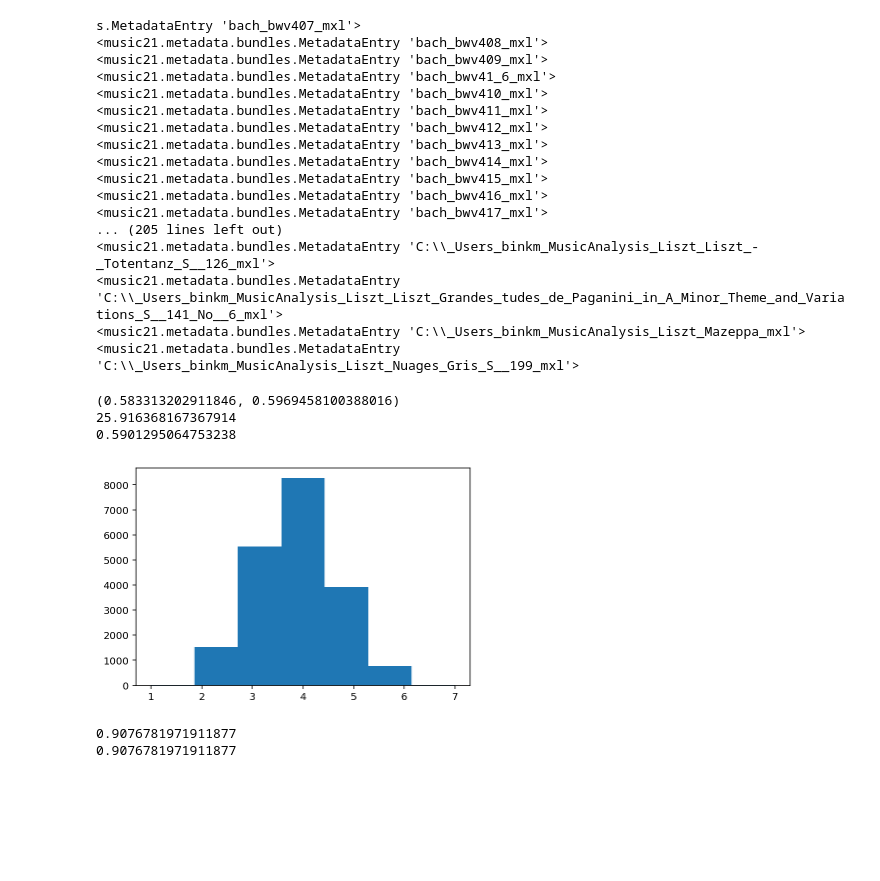
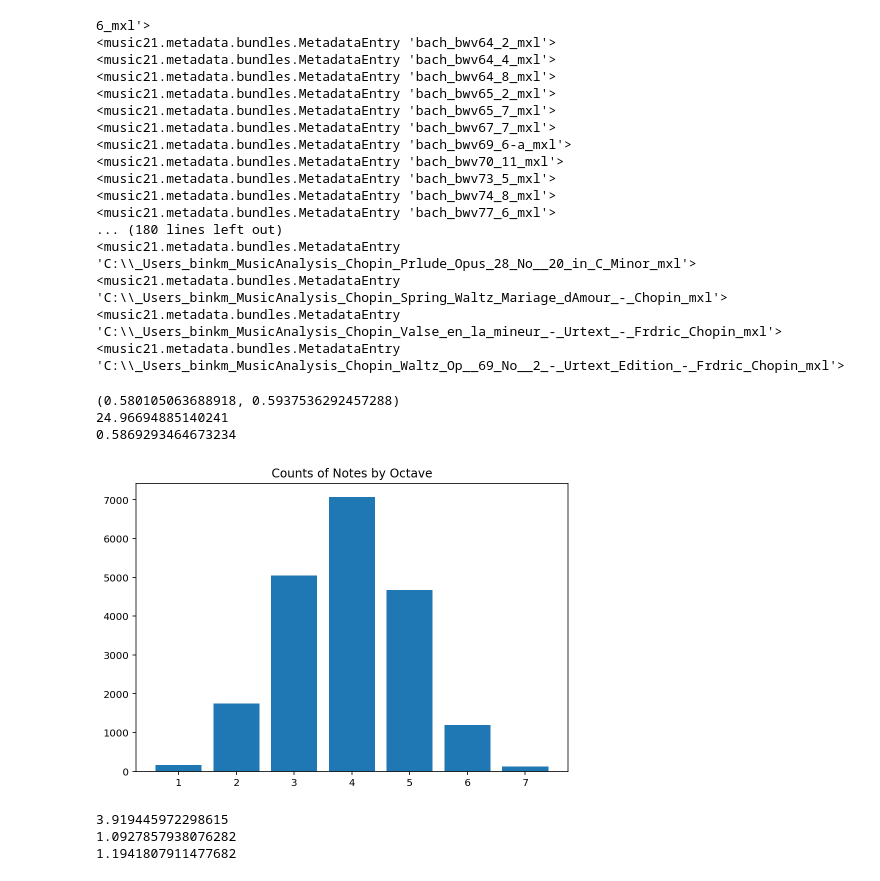
Before and after one commit to MarshallVielmetti/MusicAnalysis, a Jupyter notebook: AnalysisNotebook.ipynb, the cells around one changed output. Cells and saved outputs as stored; diff of their text form; code cells hidden in the pictures; blank space fills up the shorter version.

```diff
--- a/AnalysisNotebook.ipynb
+++ b/AnalysisNotebook.ipynb
@@ -7,7 +7,7 @@ import random
 import statistics as stats
 # %%
 #Randomly generate list of 100 songs
-COMPOSERS_LIST = ["bach", "mozart", "beethoven", "haydn", "schubert", "handel", "Liszt"]
+COMPOSERS_LIST = ["Bach", "Mozart", "Beethoven", "Haydn", "Schubert", "Liszt", "Chopin"]
 # %%
 localCorpus = corpus.corpora.LocalCorpus()
 localCorpus.addPath('~/MusicAnalysis/Chopin')
@@ -57,23 +48,23 @@ for song in songList:
     for singleNote in songNotes:
         noteList.append(singleNote)
 # %% [output]
-s.MetadataEntry 'bach_bwv407_mxl'>
-<music21.metadata.bundles.MetadataEntry 'bach_bwv408_mxl'>
-<music21.metadata.bundles.MetadataEntry 'bach_bwv409_mxl'>
-<music21.metadata.bundles.MetadataEntry 'bach_bwv41_6_mxl'>
-<music21.metadata.bundles.MetadataEntry 'bach_bwv410_mxl'>
-<music21.metadata.bundles.MetadataEntry 'bach_bwv411_mxl'>
-<music21.metadata.bundles.MetadataEntry 'bach_bwv412_mxl'>
-<music21.metadata.bundles.MetadataEntry 'bach_bwv413_mxl'>
-<music21.metadata.bundles.MetadataEntry 'bach_bwv414_mxl'>
-<music21.metadata.bundles.MetadataEntry 'bach_bwv415_mxl'>
-<music21.metadata.bundles.MetadataEntry 'bach_bwv416_mxl'>
-<music21.metadata.bundles.MetadataEntry 'bach_bwv417_mxl'>
-... (205 lines left out)
-<music21.metadata.bundles.MetadataEntry 'C:\\_Users_binkm_MusicAnalysis_Liszt_Liszt_-_Totentanz_S__126_mxl'>
-<music21.metadata.bundles.MetadataEntry 'C:\\_Users_binkm_MusicAnalysis_Liszt_Liszt_Grandes_tudes_de_Paganini_in_A_Minor_Theme_and_Variations_S__141_No__6_mxl'>
-<music21.metadata.bundles.MetadataEntry 'C:\\_Users_binkm_MusicAnalysis_Liszt_Mazeppa_mxl'>
-<music21.metadata.bundles.MetadataEntry 'C:\\_Users_binkm_MusicAnalysis_Liszt_Nuages_Gris_S__199_mxl'>
+6_mxl'>
+<music21.metadata.bundles.MetadataEntry 'bach_bwv64_2_mxl'>
+<music21.metadata.bundles.MetadataEntry 'bach_bwv64_4_mxl'>
+<music21.metadata.bundles.MetadataEntry 'bach_bwv64_8_mxl'>
+<music21.metadata.bundles.MetadataEntry 'bach_bwv65_2_mxl'>
+<music21.metadata.bundles.MetadataEntry 'bach_bwv65_7_mxl'>
+<music21.metadata.bundles.MetadataEntry 'bach_bwv67_7_mxl'>
+<music21.metadata.bundles.MetadataEntry 'bach_bwv69_6-a_mxl'>
+<music21.metadata.bundles.MetadataEntry 'bach_bwv70_11_mxl'>
+<music21.metadata.bundles.MetadataEntry 'bach_bwv73_5_mxl'>
+<music21.metadata.bundles.MetadataEntry 'bach_bwv74_8_mxl'>
+<music21.metadata.bundles.MetadataEntry 'bach_bwv77_6_mxl'>
+... (180 lines left out)
+<music21.metadata.bundles.MetadataEntry 'C:\\_Users_binkm_MusicAnalysis_Chopin_Prlude_Opus_28_No__20_in_C_Minor_mxl'>
+<music21.metadata.bundles.MetadataEntry 'C:\\_Users_binkm_MusicAnalysis_Chopin_Spring_Waltz_Mariage_dAmour_-_Chopin_mxl'>
+<music21.metadata.bundles.MetadataEntry 'C:\\_Users_binkm_MusicAnalysis_Chopin_Valse_en_la_mineur_-_Urtext_-_Frdric_Chopin_mxl'>
+<music21.metadata.bundles.MetadataEntry 'C:\\_Users_binkm_MusicAnalysis_Chopin_Waltz_Op__69_No__2_-_Urtext_Edition_-_Frdric_Chopin_mxl'>
 # %%
 #SRS of size 20000
 octaves = []
@@ -104,20 +95,30 @@ zScore = (pHat - 0.5) / stdError
 print(zScore)
 print(pHat)
 # %% [output]
-(0.583313202911846, 0.5969458100388016)
-25.916368167367914
-0.5901295064753238
+(0.580105063688918, 0.5937536292457288)
+24.96694885140241
+0.5869293464673234
-# %%
-#Basic Histogram of the Notes Distribution
-n, bins, data = plt.hist(octaves, 7)
-# %% [output]
-[figure, removed]
+# %%
+#Basic Histogram of the Notes Distribution
+fig = plt.figure()
+ax = fig.add_axes([0,0,1,1])
+ax.set_title(f"Counts of Notes by Octave")
+octaveNames = [1, 2, 3, 4, 5, 6, 7]
+counts = []
+for i in range(1,8):
+    count = octaves.count(i)
+    counts.append(count)
+ax.bar(octaveNames, counts)
+plt.show()
+# %% [output]
+[figure, added]
 # %%
-stats.mean(octaves)
+mu = stats.mean(octaves)
 sd = stats.stdev(octaves)
-sd = sd*sd
+print(mu)
 print(sd)
 print(stats.variance(octaves))
 # %% [output]
-0.9076781971911877
-0.9076781971911877
+3.919445972298615
+1.0927857938076282
+1.1941807911477682
```
Also changed, not shown: parts of 5 cells of this notebook.
